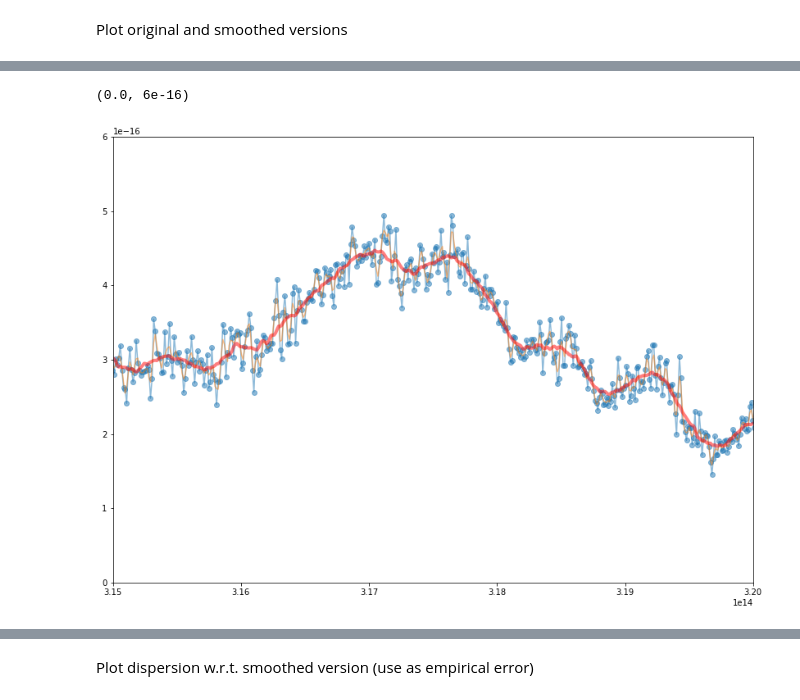
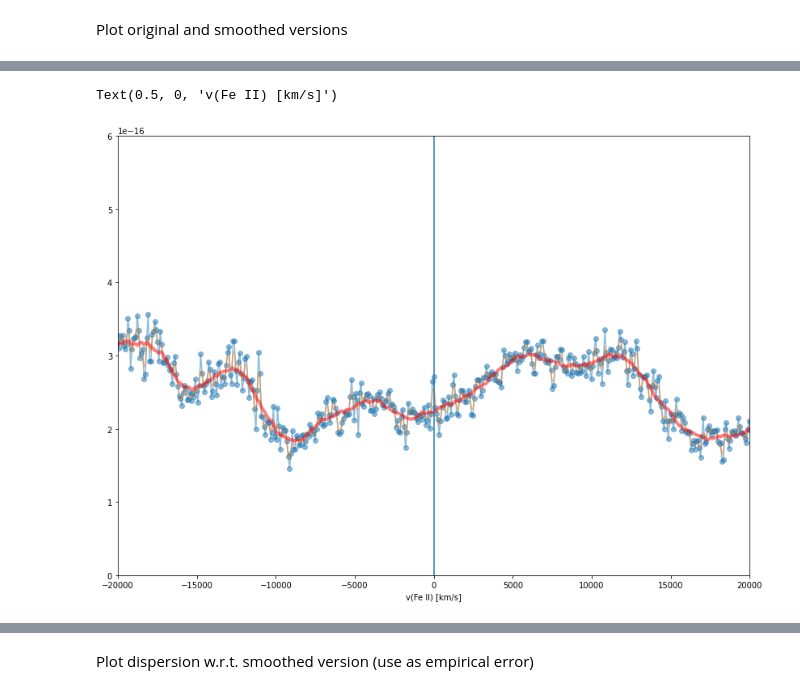
Before and after one commit to jurados/SNeMPhyVAE, a Jupyter notebook: ConversionLambdas.ipynb, the cells around one changed output, grey strips where cells are left out. Drawn from its saved outputs; the diff is of its cells as text; code cells hidden in the pictures.

```diff
--- a/ConversionLambdas.ipynb
+++ b/ConversionLambdas.ipynb
@@ -78,3 +82,7 @@ dlog10lambdasmooth
+# %%
+FeII = 5169
+# %%
+df["vFeII"] = (df["lambda"] - FeII) / FeII * cspeed
 # %% [markdown]
 Plot original and smoothed versions
 # %%
@@ -88,10 +98,12 @@ ax.plot(df.flux_lambda.rolling(f'{int(dlog10lambdasmooth)}s', center=True).mean(
 # %%
 fig, ax = plt.subplots(figsize=(14, 10))
-ax.plot(df.flux_lambda, marker='o', alpha=0.5)
-ax.plot(df.flux_lambda.rolling(f'{int(dlog10lambda)}s', center=True).mean(), alpha=0.5)
-ax.plot(df.flux_lambda.rolling(f'{int(dlog10lambdasmooth)}s', center=True).mean(), c='r', lw=4, alpha=0.5)
-ax.set_xlim(3.15e14, 3.2e14)
+ax.plot(df.vFeII, df.flux_lambda, marker='o', alpha=0.5)
+ax.plot(df.vFeII, df.flux_lambda.rolling(f'{int(dlog10lambda)}s', center=True).mean(), alpha=0.5)
+ax.plot(df.vFeII, df.flux_lambda.rolling(f'{int(dlog10lambdasmooth)}s', center=True).mean(), c='r', lw=4, alpha=0.5)
+ax.axvline(0)
+ax.set_xlim(-20000, 20000)
 ax.set_ylim(0, 6e-16)
+ax.set_xlabel("v(Fe II) [km/s]")
 # %% [output]
-(0.0, 6e-16)
+Text(0.5, 0, 'v(Fe II) [km/s]')
-[figure, old version]
+[figure, new version]
```
Also changed, not shown: parts of 5 cells of this notebook, 2 other files.
